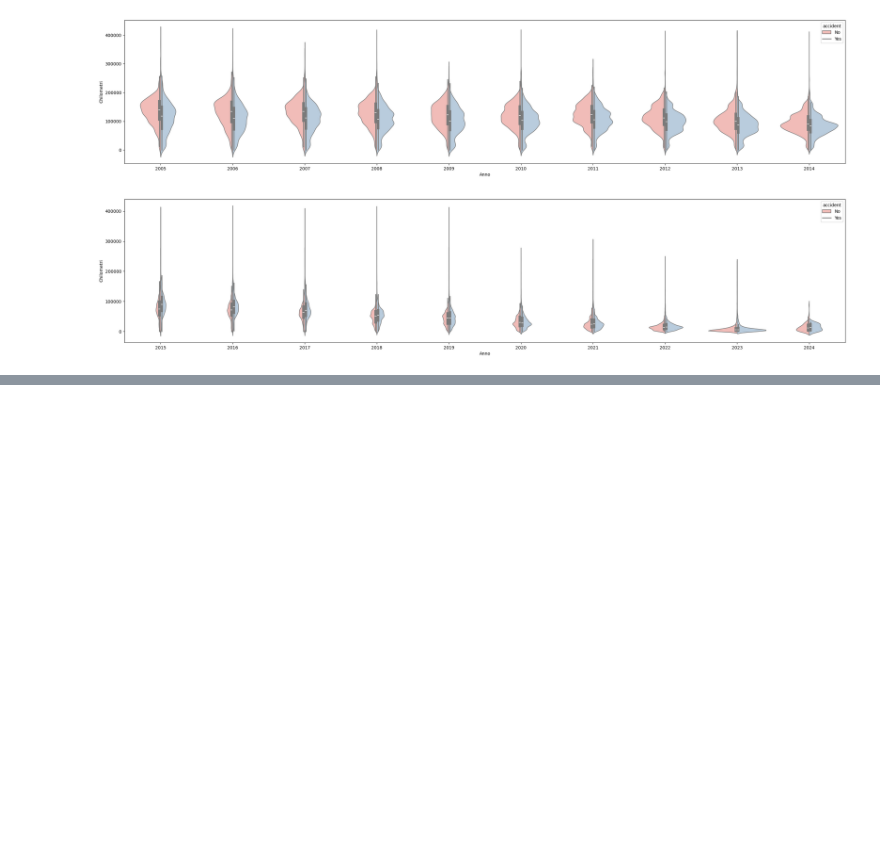
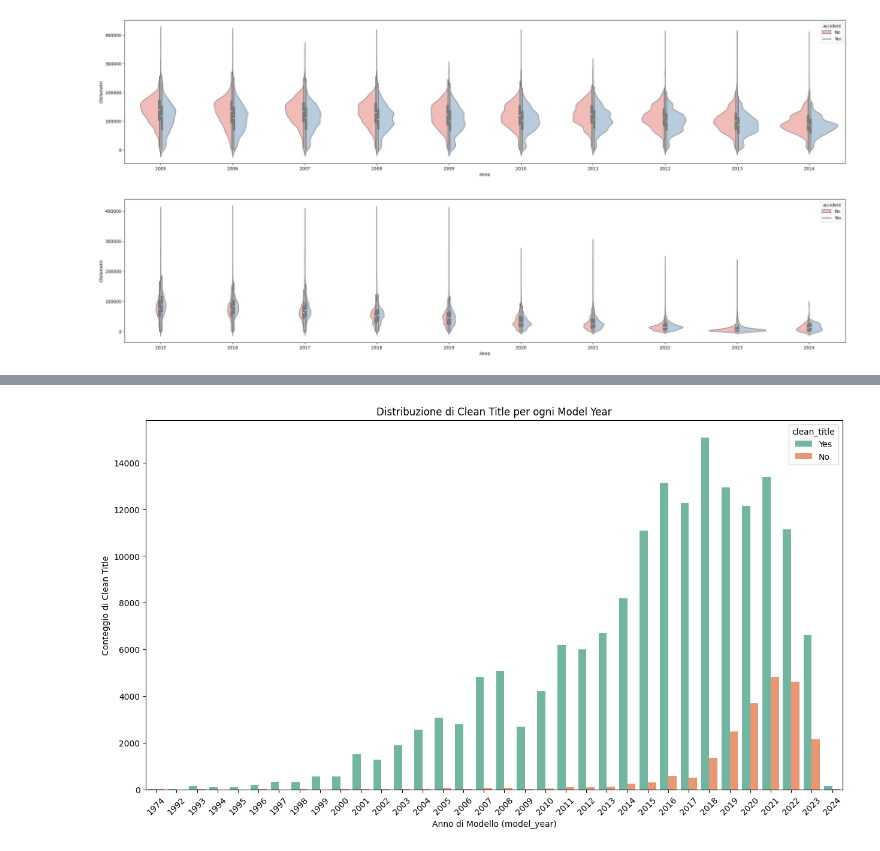
Before and after one commit to Solace-hub/Lorenzo-Esercizi, a Jupyter notebook: Corso Python e Machine Learning/20 Novembre/Esercizio di Gruppo Finale.ipynb, the cells around one changed output, grey strips where cells are left out. Cells and saved outputs as stored; diff of their text form; code cells hidden in the pictures; blank space fills up the shorter version.

```diff
--- a/Corso Python e Machine Learning/20 Novembre/Esercizio di Gruppo Finale.ipynb
+++ b/Corso Python e Machine Learning/20 Novembre/Esercizio di Gruppo Finale.ipynb
@@ -352,0 +336,20 @@ plt.show()
+# %%
+df['clean_title'] = df['clean_title'].astype(str)
+
+plt.figure(figsize=(15, 8))
+sns.countplot(data=df, x='model_year', hue='clean_title', palette='Set2')
+
+
+plt.xticks(rotation=45)
+
+
+plt.title("Distribuzione di Clean Title per ogni Model Year")
+plt.xlabel("Anno di Modello (model_year)")
+plt.ylabel("Conteggio di Clean Title")
+
+
+plt.show()
+
+#Tendenze temporali in quanto nel corso degli anni il valore clean_title si è alzato.
+# %% [output]
+[figure, added]
```
Also changed, not shown: parts of 12 cells of this notebook.
